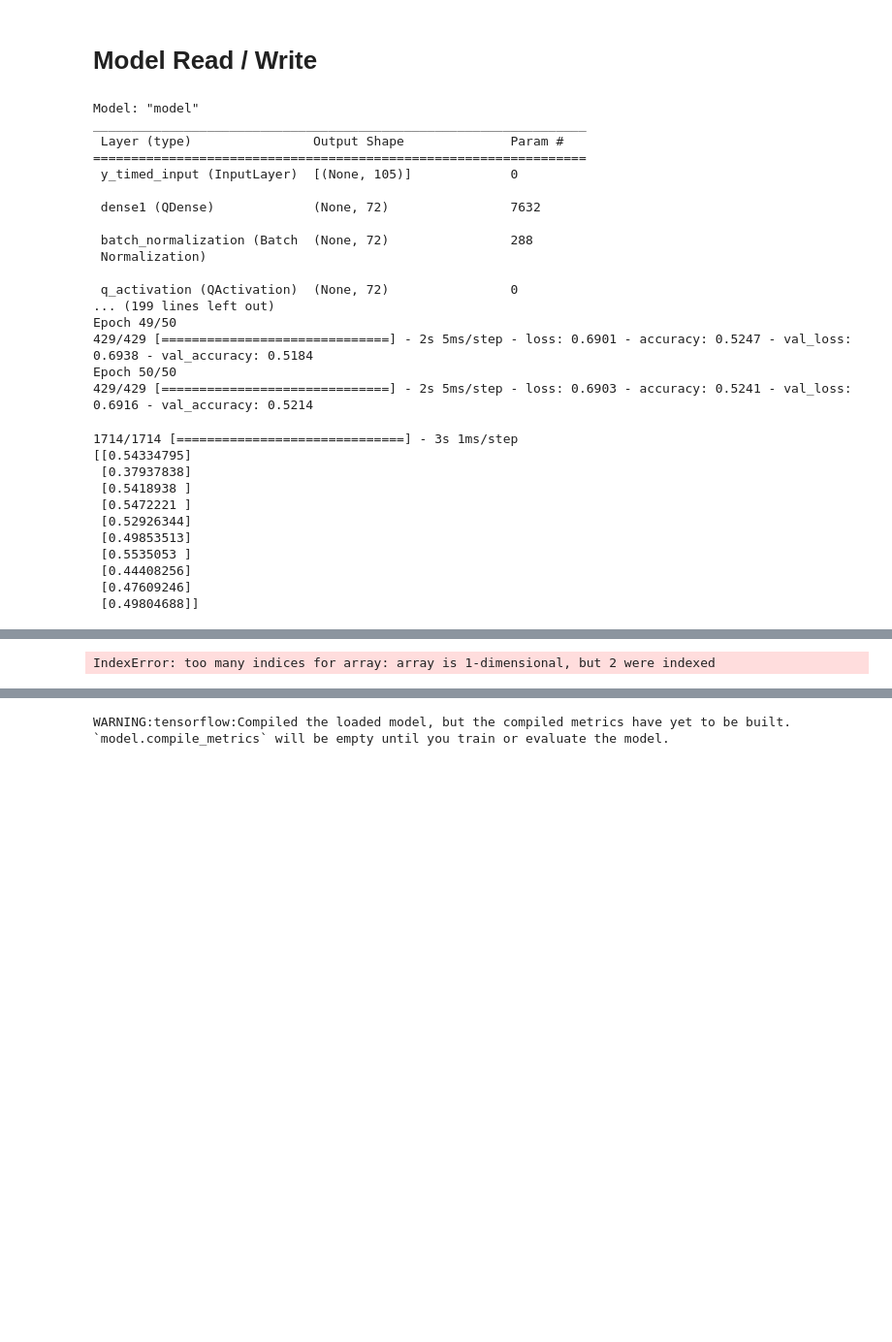
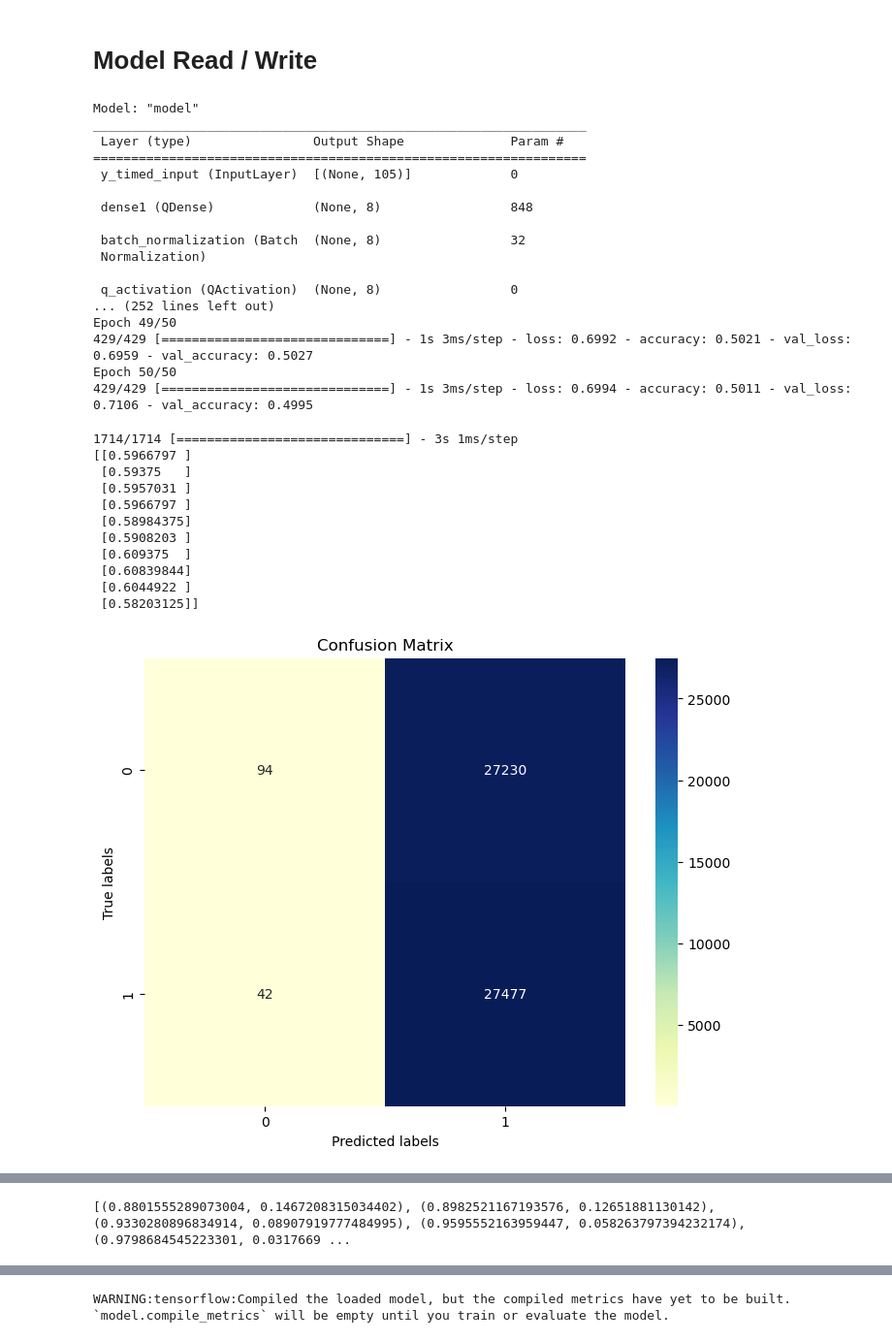
Before and after one commit to Alezander9/ML_FPGAonPixel, a Jupyter notebook: software/ALEX/DNN_high_performance.ipynb, the cells around one changed output, grey strips where cells are left out. Shown at 97% size. Drawn from its saved outputs; the diff is of its cells as text; code cells hidden in the pictures; blank space fills up the shorter version.

```diff
--- a/software/ALEX/DNN_high_performance.ipynb
+++ b/software/ALEX/DNN_high_performance.ipynb
@@ -318,7 +318,7 @@ def qDNNmodel(hyperparams):
     elif OUTPUT == "SINGLE":
         output = QDense(1, kernel_quantizer=quantized_bits(WEIGHTS_BITS),
                 bias_quantizer=quantized_bits(BIAS_BITS),
-                activation='sigmoid',
+                # activation='sigmoid',
                 name='dense_output')(layer)
     else:
         raise ValueError("Not a supported output type")
@@ -577,11 +577,17 @@ def test_model(data, model, hyperparams):
 
     return test_results
 
-def ShowConfusionMatrix(data, test_results):
+def ShowConfusionMatrix(data, test_results, hyperparams):
+    OUTPUT = hyperparams["OUTPUT"]
+
     target_test_data_coded = data["target_test_data_coded"]
     predictions_labels = test_results["predictions_labels"]
 
-    cm = confusion_matrix(target_test_data_coded[:,0], predictions_labels)
+    if OUTPUT == "SINGLE":
+        cm = confusion_matrix(target_test_data_coded[:], predictions_labels)
+    else:
+        cm = confusion_matrix(target_test_data_coded[:, 0], predictions_labels)
+
     plt.figure(figsize=(8, 6))
     sns.heatmap(cm, annot=True, fmt='g', cmap='YlGnBu')
     plt.xlabel('Predicted labels')
@@ -637,8 +643,8 @@ def getTargetMetrics(test_results):
         # print(f"Signal Efficiency: {signal_efficiencies[index]*100:.1f}%,",f"Background Rejections: {background_rejections[index]*100:.1f}%")
     return metrics
 
-def displayPerformance(data, test_results, metrics):
-    ShowConfusionMatrix(data, test_results)
+def displayPerformance(data, test_results, metrics, hyperparams):
+    ShowConfusionMatrix(data, test_results, hyperparams)
     showMetricsByThreshold(test_results)
     showEfficiencyVSRejection(test_results)
     print(metrics)
@@ -756,7 +762,7 @@ HYPERPARAMETERS = {
     "TRAIN_PT_THRESHOLD": 2,  # in GeV
     "TEST_PT_THRESHOLD": 2,  # in GeV
     # DNN model mormat
-    "DNN_LAYERS": [72],
+    "DNN_LAYERS": [8],
     # CNN model format
     "CONV_LAYER_DEPTHS": [4, 7],
     "CONV_LAYER_KERNELS": [(3, 3), (3, 3)],
@@ -766,9 +772,9 @@ HYPERPARAMETERS = {
     # Output function
     "OUTPUT": "SINGLE", # SOFTMAX or ARGMAX (not working) or LINEAR or SINGLE
     # Model quantization
-    "WEIGHTS_BITS": 4,
-    "BIAS_BITS": 4,
-    "ACTIVATION_BITS": 6,
+    "WEIGHTS_BITS": 10,
+    "BIAS_BITS": 10,
+    "ACTIVATION_BITS": 15,
     "INTEGER_BITS": 2,
     # Training
     "LEARNING_RATE": 0.001,
@@ -782,11 +788,12 @@ HYPERPARAMETERS = {
     "POST_PRUNE_EPOCHS": 50,
 }
 
-SAVE_FILE = "one_layer"+HYPERPARAMETERS["MODEL_TYPE"]+"_results.json"
+SAVE_FILE = "tiny_single_output"+HYPERPARAMETERS["MODEL_TYPE"]+"_results.json"
 
 param_grid = {
-    "DNN_LAYERS": [[72], [64], [48], [32], [24], [16], [8]],
-    "FINAL_SPARSITY": [0.35],
+    "DNN_LAYERS": [[32], [8], [16, 8]],
+    "FINAL_SPARSITY": [0.0, 0.3, 0.5],
+    "LEARNING_RATE": [0.005, 0.001, 0.0005],
 }
 
 find_min_pruned_val_loss(result_file=(SAVE_FILE))
@@ -886,30 +873,31 @@ _________________________________________________________________
 =================================================================
  y_timed_input (InputLayer)  [(None, 105)]             0
 
- dense1 (QDense)             (None, 72)                7632
+ dense1 (QDense)             (None, 8)                 848
 
- batch_normalization (Batch  (None, 72)                288
+ batch_normalization (Batch  (None, 8)                 32
  Normalization)
 
- q_activation (QActivation)  (None, 72)                0
-... (199 lines left out)
+ q_activation (QActivation)  (None, 8)                 0
+... (252 lines left out)
 Epoch 49/50
-429/429 [==============================] - 2s 5ms/step - loss: 0.6901 - accuracy: 0.5247 - val_loss: 0.6938 - val_accuracy: 0.5184
+429/429 [==============================] - 1s 3ms/step - loss: 0.6992 - accuracy: 0.5021 - val_loss: 0.6959 - val_accuracy: 0.5027
 Epoch 50/50
-429/429 [==============================] - 2s 5ms/step - loss: 0.6903 - accuracy: 0.5241 - val_loss: 0.6916 - val_accuracy: 0.5214
+429/429 [==============================] - 1s 3ms/step - loss: 0.6994 - accuracy: 0.5011 - val_loss: 0.7106 - val_accuracy: 0.4995
 # %%
 test_results = test_model(data, model, HYPERPARAMETERS)
 metrics = getTargetMetrics(test_results)
-displayPerformance(data, test_results, metrics)
+displayPerformance(data, test_results, metrics, HYPERPARAMETERS)
 # %% [output]
 1714/1714 [==============================] - 3s 1ms/step
-[[0.54334795]
- [0.37937838]
- [0.5418938 ]
- [0.5472221 ]
- [0.52926344]
- [0.49853513]
- [0.5535053 ]
- [0.44408256]
- [0.47609246]
- [0.49804688]]
+[[0.5966797 ]
+ [0.59375   ]
+ [0.5957031 ]
+ [0.5966797 ]
+ [0.58984375]
+ [0.5908203 ]
+ [0.609375  ]
+ [0.60839844]
+ [0.6044922 ]
+ [0.58203125]]
+[figure, added]
@@ -916,4 +906,4 @@ displayPerformance(data, test_results, metrics)
-IndexError: too many indices for array: array is 1-dimensional, but 2 were indexed
+[(0.8801555289073004, 0.1467208315034402), (0.8982521167193576, 0.12651881130142), (0.9330280896834914, 0.08907919777484995), (0.9595552163959447, 0.058263797394232174), (0.9798684545223301, 0.0317669 ...
 # %%
 def fold_batch_norm(dense_layer, bn_layer):
     W, b = dense_layer.get_weights()
```
Also changed, not shown: parts of 9 cells of this notebook, 3 other files.
